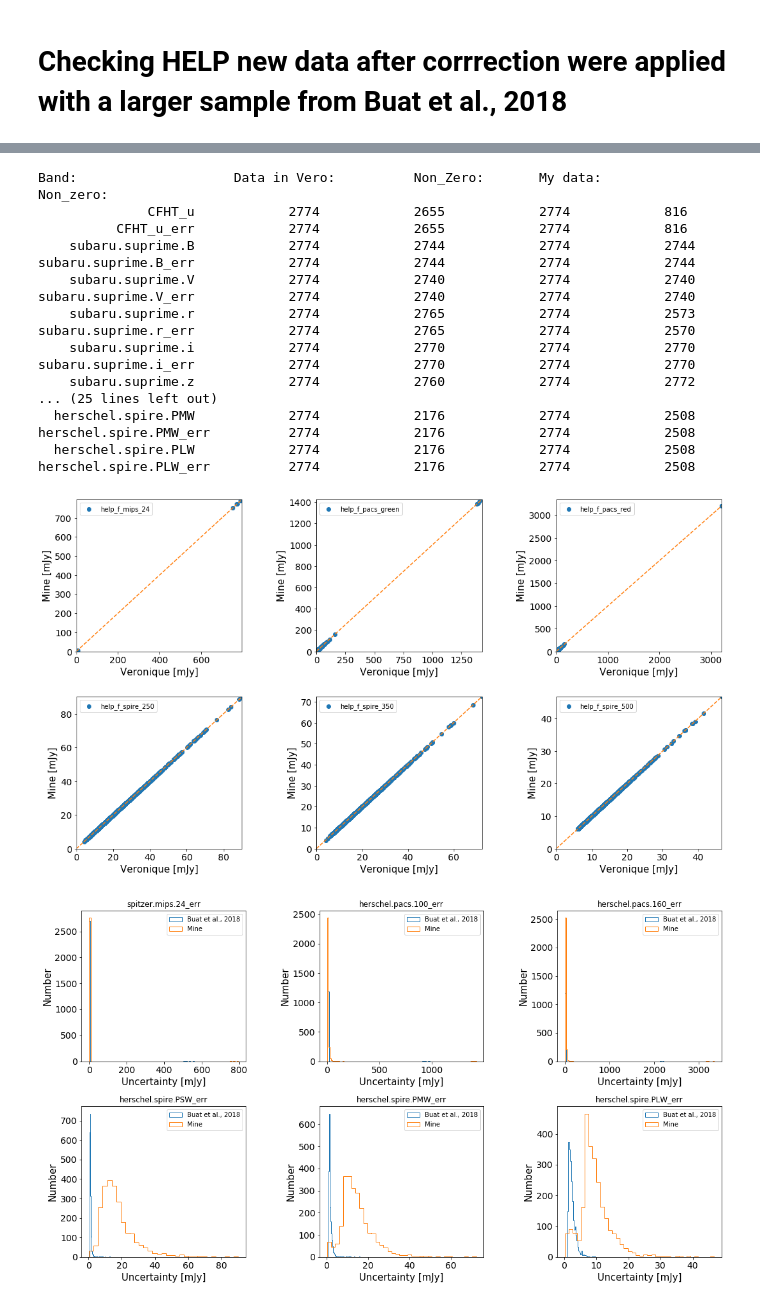
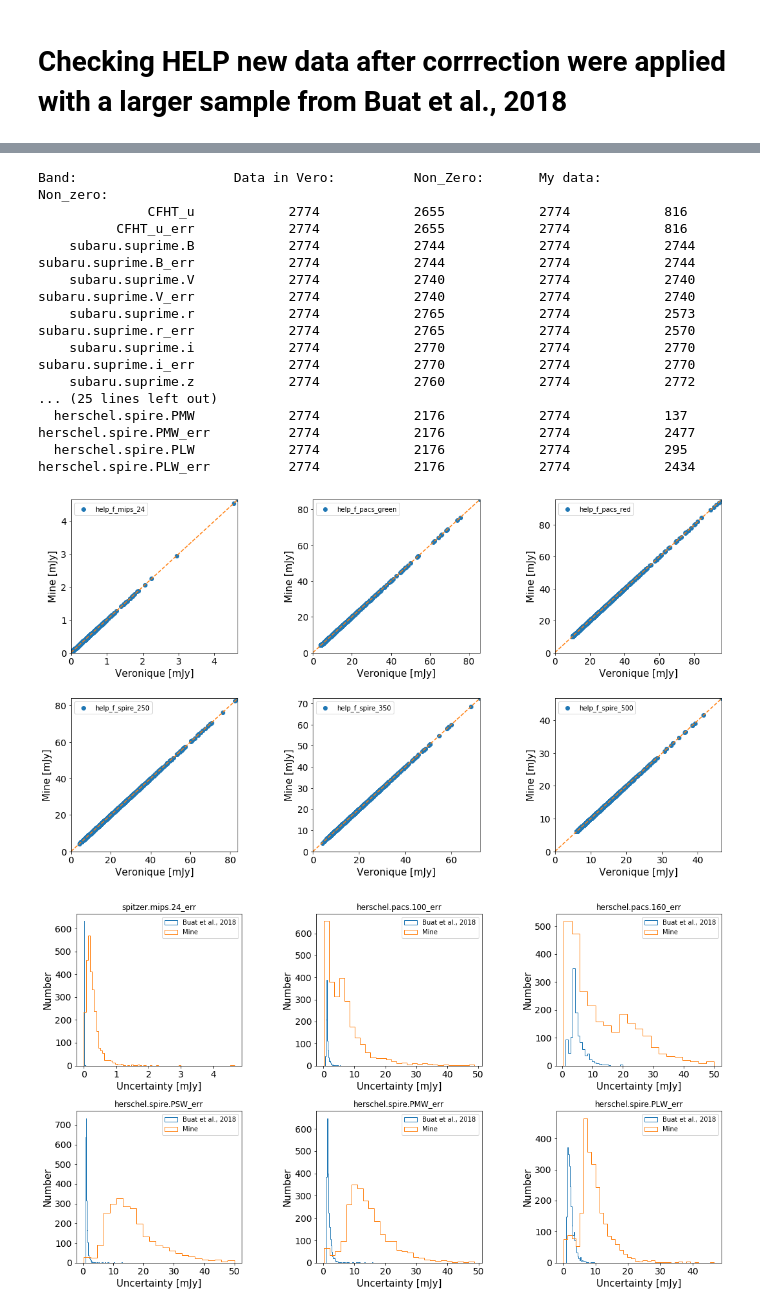
Before and after one commit to Jurgenvilla/Dust_Attenuation, a Jupyter notebook: New_HELPdata_Check.ipynb, the cells around one changed output, grey strips where cells are left out. Cells and saved outputs as stored; diff of their text form; code cells hidden in the pictures.

```diff
--- a/New_HELPdata_Check.ipynb
+++ b/New_HELPdata_Check.ipynb
@@ -91,12 +91,22 @@ Buat_bands = ['CFHT_u','CFHT_u_err','subaru.suprime.B',\
               'herschel.pacs.100','herschel.pacs.100_err','herschel.pacs.160',\
               'herschel.pacs.160_err','herschel.spire.PSW','herschel.spire.PSW_err',\
               'herschel.spire.PMW','herschel.spire.PMW_err','herschel.spire.PLW','herschel.spire.PLW_err']
+# %%
+herschel_buat_help = herschel_buat_help.to_pandas()
+herschel_buat_help = herschel_buat_help.fillna(-9999.99)
+herschel_buat_help = Table.from_pandas(herschel_buat_help)
+
+HELP_data          = HELP_data.to_pandas()
+HELP_data          = HELP_data.fillna(-9999.99)
+HELP_data          = Table.from_pandas(HELP_data)
 # %%
 print('Band: \t\t\t Data in Vero: \t\tNon_Zero:\tMy data:\tNon_zero:')
 for i in range(len(HELP_bands)):
 
-    x = herschel_buat_help[Buat_bands[i]][herschel_buat_help[Buat_bands[i]] != -9999.99]
-    y = HELP_data[HELP_bands[i]][HELP_data[HELP_bands[i]] != -9999.99]
+    x = herschel_buat_help[Buat_bands[i]][(herschel_buat_help[Buat_bands[i]] != -9999.99) &\
+                                         (herschel_buat_help[Buat_bands[i]] < 5000)]
+    y = HELP_data[HELP_bands[i]][(HELP_data[HELP_bands[i]] != -9999.99) &\
+                                (HELP_data[HELP_bands[i]] < 5000)]
 
     print('%20s\t\t%i\t\t%i\t\t%i\t\t%i'\
           %(Buat_bands[i], len(herschel_buat_help[Buat_bands[i]]), len(x),\
@@ -130,8 +140,8 @@ test = Table.from_pandas(test)
 print('Band: \t\t\t Data in Vero: \t\tNon_Zero:\tMy data:\tNon_zero:')
 for i in range(len(HELP_bands)):
 
-    x = test[Buat_bands[i]][test[Buat_bands[i]] != -9999.99]
-    y = test[HELP_bands[i]][test[HELP_bands[i]] != -9999.99]
+    x = test[Buat_bands[i]][(test[Buat_bands[i]] != -9999.99) & (test[Buat_bands[i]] < 5000)]
+    y = test[HELP_bands[i]][(test[HELP_bands[i]] != -9999.99) & (test[HELP_bands[i]] < 5000)]
 
     print('%20s\t\t%i\t\t%i\t\t%i\t\t%i'\
           %(Buat_bands[i], len(test[Buat_bands[i]]), len(x),\
@@ -150,10 +160,10 @@ subaru.suprime.r_err            2774            2765            2774
 subaru.suprime.i_err            2774            2770            2774            2770
     subaru.suprime.z            2774            2760            2774            2772
 ... (25 lines left out)
-  herschel.spire.PMW            2774            2176            2774            2508
-herschel.spire.PMW_err          2774            2176            2774            2508
-  herschel.spire.PLW            2774            2176            2774            2508
-herschel.spire.PLW_err          2774            2176            2774            2508
+  herschel.spire.PMW            2774            2176            2774            137
+herschel.spire.PMW_err          2774            2176            2774            2477
+  herschel.spire.PLW            2774            2176            2774            295
+herschel.spire.PLW_err          2774            2176            2774            2434
 # %%
 band_vero  = ['spitzer.mips.24',\
                'herschel.pacs.100', 'herschel.pacs.160',\
@@ -180,35 +190,40 @@ axs = axs.ravel()
 
 for i in range(len(band_vero)):
 
+    test = test[test[band_vero[i]] < 100]
+
     axs[i].scatter(test[band_vero[i]], test[band_mine[i]]*1e-3)
     axs[i].set_xlabel('Veronique [mJy]', fontsize = 15)
     axs[i].set_ylabel('Mine [mJy]', fontsize = 15)
     axs[i].plot(X, X, ls ='--', c = 'C1')
     axs[i].set_xlim(0, np.max(test[band_vero[i]]))
-    axs[i].set_ylim(0, np.max(test[band_mine[i]]*1e-3))
+    axs[i].set_ylim(0, np.max(test[band_vero[i]]))
     axs[i].tick_params(axis = 'both', which = 'major', labelsize = 14)
     axs[i].legend(frameon = False, prop = {'size': 15}, markerscale = 3 , loc = 'upper left')
     axs[i].legend()
 
 fig, axs = plt.subplots(2,3, figsize=(18, 10), facecolor='w', edgecolor='k')
 fig.subplots_adjust(hspace = 0.3, wspace = 0.45)
 
 axs = axs.ravel()
 
 for i in range(len(band_vero)):
 
     x = test[band_err_vero[i]][test[band_err_vero[i]] != -9999.99]
     y = test[band_err_mine[i]][test[band_err_mine[i]] != -9999.99]
 
+    x = x[(x > 0) & (x < 50)]
+    y = y[(y*1e-3 > 0) & (y*1e-3 < 50)]
+
     axs[i].hist(x, histtype = 'step', label = 'Buat et al., 2018', bins = 'scott')
     axs[i].hist(y*1e-3, histtype = 'step', label = 'Mine', bins = 'scott')
 #     axs[i].set_xlim(np.nanpercentile(y, 0.1), np.nanpercentile(y, 99.9))
     axs[i].set_xlabel('Uncertainty [mJy]', fontsize = 15)
     axs[i].set_ylabel('Number', fontsize = 15)
     axs[i].set_title('%s'%band_err_vero[i])
     axs[i].tick_params(axis = 'both', which = 'major', labelsize = 14)
     axs[i].legend(frameon = False, prop = {'size': 15}, markerscale = 3 , loc = 'upper left')
     axs[i].legend()
 # %% [output]
-[figure, old version]
+[figure, new version]
-[figure, old version]
+[figure, new version]
```
Also changed, not shown: parts of 1 cell of this notebook.
